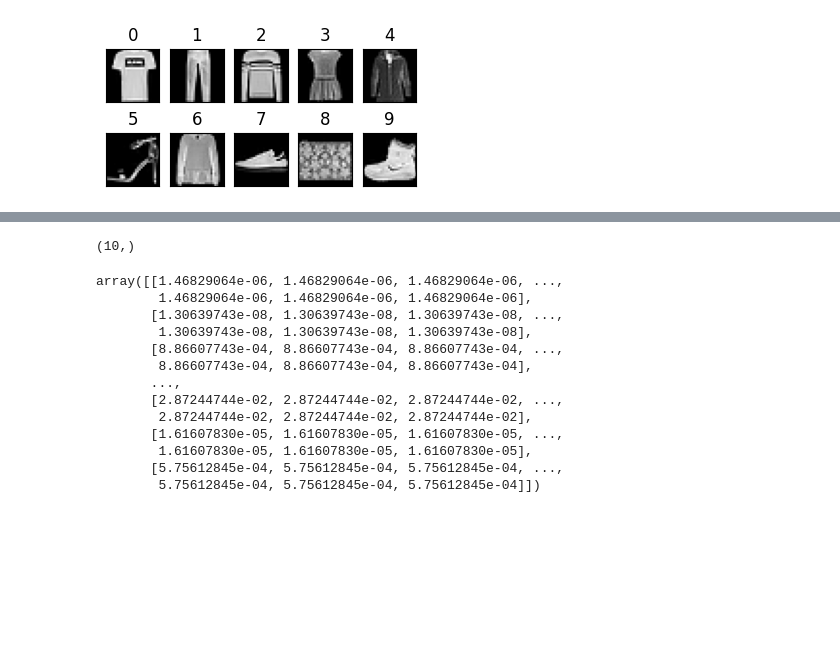
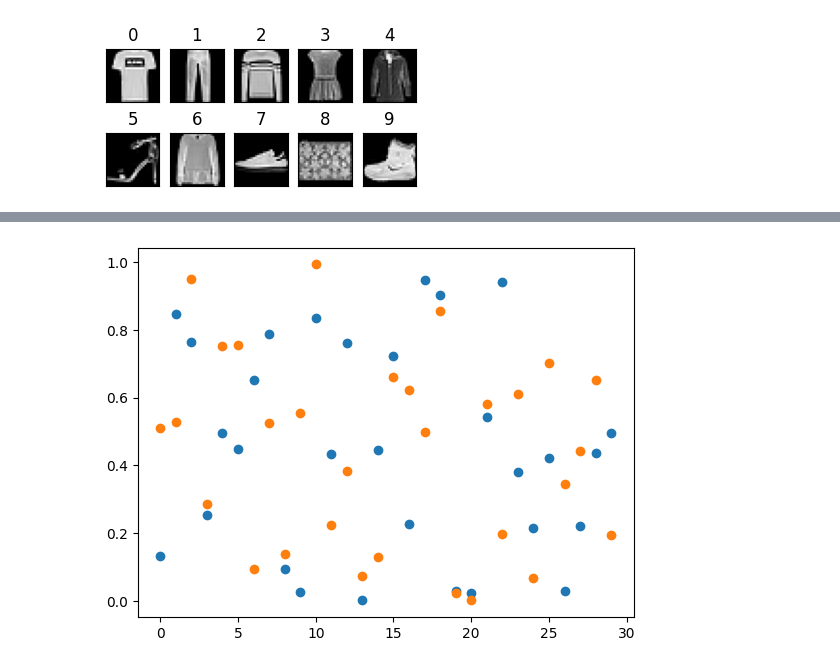
Before and after one commit to CS23M005/DL_A1, a Jupyter notebook: FFNN.ipynb, the cells around one changed output, grey strips where cells are left out. Drawn from its saved outputs; the diff is of its cells as text; code cells hidden in the pictures; blank space fills up the shorter version.

```diff
--- a/FFNN.ipynb
+++ b/FFNN.ipynb
@@ -85,11 +78,11 @@ def ud_softmax_derivative(x):
   return softmax(x) * (1-softmax(x))
 
 def forward_prop(w, b, sample, n_layers):
-  a = []
-  h = []
+  a = [0]*(n_layers+2)
+  h = [0]*(n_layers+2)
   h.append(sample)
   for i in range(1, n_layers+1):
-    a.append(np.matmul(w[i-1],h[i-1])+b[i-1])
+    a[i] = np.matmul(w[i-1],h[i-1])+b[i-1]
     h.append(ud_sigmoid(a[i-1]))
   a.append(np.matmul(w[n_layers],h[n_layers])+b[n_layers])
   y = ud_softmax(a[n_layers])
@@ -164,4 +157,32 @@ def backprop(y_hat, y_actual, a, h, w, b, activation_f, batch_size, loss, ud_lam
           gradient_a[k-1]  =np.array(gradient_h[k]) * np.array(tanh_derivative(a[k-1]))
 
     return gradient_w, gradient_b
+# %%
+
+activation_f = 'sigmoid'
+batch_size = 1
+loss = 'crossentropy'
+ud_lambda = 0
+
+def sgd(n_inputs, n_layers, n_neurons, n_outputs, activation_f, batch_size, loss, ud_lambda, eta):
+  w,b = init_nn(n_inputs, n_layers, n_neurons, n_outputs)
+  for i in range(2):
+    dw, db = 0,0
+    for x,y in zip(X_train, y_train):
+      sample = x.flatten()
+      y_hat, a, h = forward_prop(w, b, sample, n_layers)
+      dw, db = backprop(y_hat, y, a, h, w, b, activation_f, batch_size, loss, ud_lambda, n_outputs)
+      for j in range(n_layers+1):
+        w[j] = w[j]-eta*dw[j]
+        b[j] = b[j]-eta*db[j]
+  return w,b
+# %%
+eta = 0.01
+w_n,b_n = sgd(n_inputs, n_layers, n_neurons, n_outputs, activation_f, batch_size, loss, ud_lambda, eta)
+# %%
+plt.plot(w_old[0][0][0:30], 'o')
+plt.plot(w_n[0][0][0:30], 'o')
+plt.show()
+# %% [output]
+[figure, added]
 # %%
@@ -177,7 +191,0 @@ gw, gb = backprop(y_hat, y_actual, a, h, w, b, activation_f, batch_size, loss, u
-# %%
-y_hat, a, h = forward_prop(w, b, sample, n_layers)
-
-al = y_hat-oneHotEncode(y_actual, n_outputs)
-np.array(al).shape
-# %% [output]
-(10,)
@@ -186,16 +191,0 @@ yyy = np.matmul(np.array(w[2]).transpose(), np.array(al))
-# %%
-gw[2]
-# %% [output]
-array([[1.46829064e-06, 1.46829064e-06, 1.46829064e-06, ...,
-        1.46829064e-06, 1.46829064e-06, 1.46829064e-06],
-       [1.30639743e-08, 1.30639743e-08, 1.30639743e-08, ...,
-        1.30639743e-08, 1.30639743e-08, 1.30639743e-08],
-       [8.86607743e-04, 8.86607743e-04, 8.86607743e-04, ...,
-        8.86607743e-04, 8.86607743e-04, 8.86607743e-04],
-       ...,
-       [2.87244744e-02, 2.87244744e-02, 2.87244744e-02, ...,
-        2.87244744e-02, 2.87244744e-02, 2.87244744e-02],
-       [1.61607830e-05, 1.61607830e-05, 1.61607830e-05, ...,
-        1.61607830e-05, 1.61607830e-05, 1.61607830e-05],
-       [5.75612845e-04, 5.75612845e-04, 5.75612845e-04, ...,
-        5.75612845e-04, 5.75612845e-04, 5.75612845e-04]])
```
Also changed, not shown: parts of 5 cells of this notebook.
